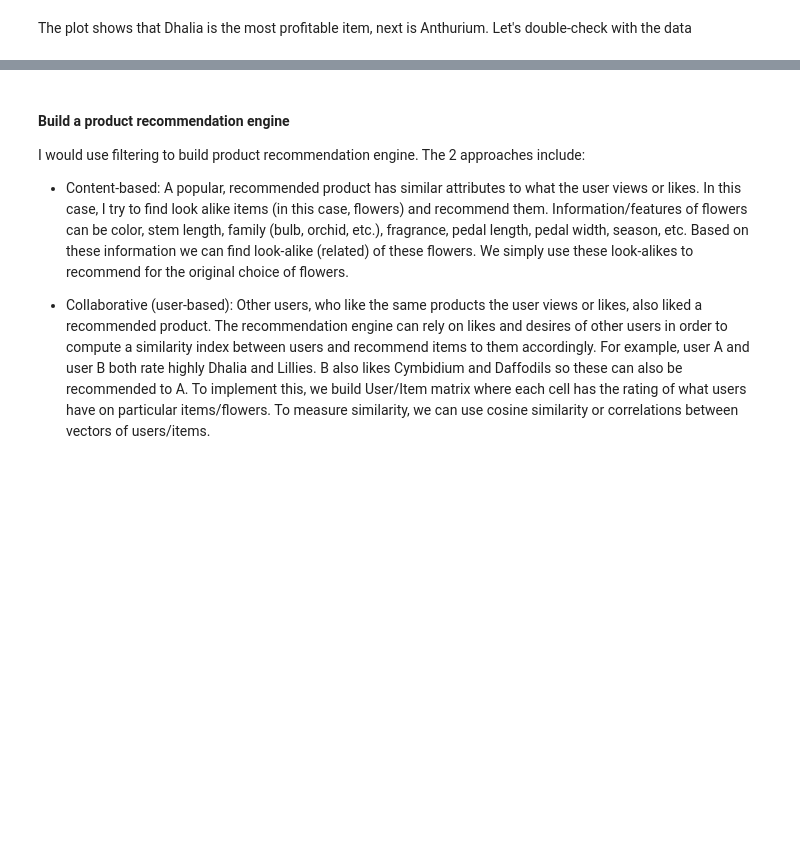
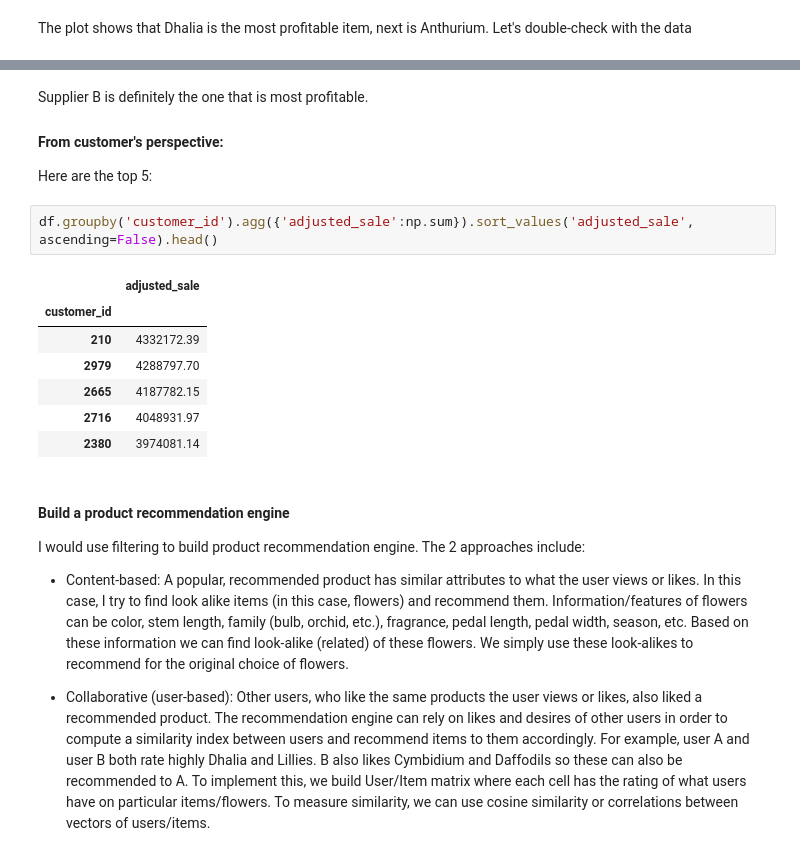
Before and after one commit to thongnbui/python_project, a Jupyter notebook: Retina_ai.ipynb, the cells around one changed output, grey strips where cells are left out. Cells and saved outputs as stored; diff of their text form; blank space fills up the shorter version.

```diff
--- a/Retina_ai.ipynb
+++ b/Retina_ai.ipynb
@@ -397,3 +409,18 @@ Indeed, the 3 top sellers are Dhalia, Anthurium and Dozen Roses
+# %% [markdown]
+Supplier B is definitely the one that is most profitable.
+
+#### From customer's perspective:
+Here are the top 5:
+# %%
+df.groupby('customer_id').agg({'adjusted_sale':np.sum}).sort_values('adjusted_sale', ascending=False).head()
+# %% [output]
+|  | adjusted_sale |
+| customer_id |  |
+| 210 | 4332172.39 |
+| 2979 | 4288797.70 |
+| 2665 | 4187782.15 |
+| 2716 | 4048931.97 |
+| 2380 | 3974081.14 |
 # %% [markdown]
 #### Build a product recommendation engine
 I would use filtering to build product recommendation engine. The 2 approaches include:
```
Also changed, not shown: parts of 3 cells of this notebook.
